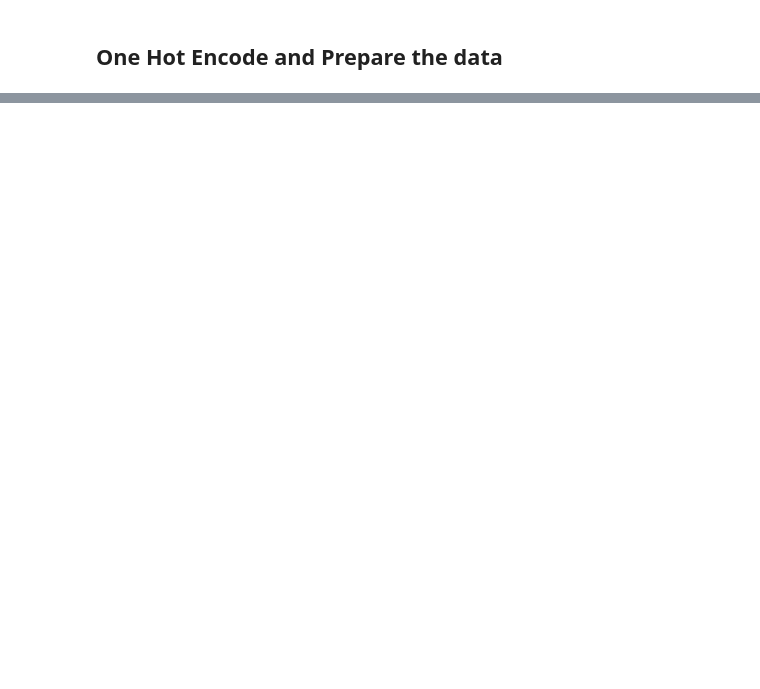
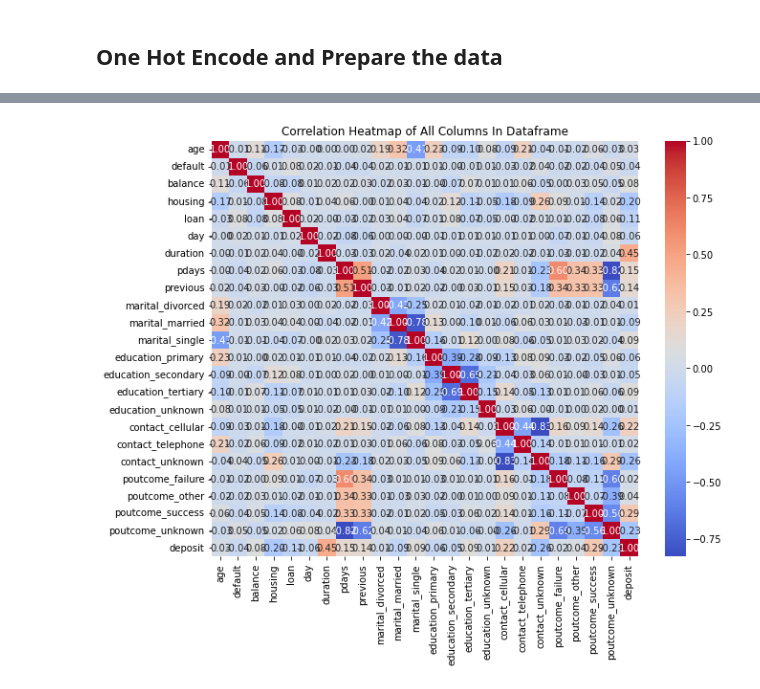
Before and after one commit to Samuel8Gold/cs5830_project8, a Jupyter notebook: project8.ipynb, the cells around one changed output, grey strips where cells are left out. Saved outputs shown, nothing was run; the diff lists cells and outputs as text; code cells hidden in the pictures; blank space fills up the shorter version.

```diff
--- a/project8.ipynb
+++ b/project8.ipynb
@@ -82,0 +235,16 @@ display(svg)
+# %%
+# Get a list of column names starting with "month_"
+month_columns = df.filter(regex='^month_', axis=1).columns
+
+# Drop the month columns from the DataFrame
+df = df.drop(month_columns, axis=1)
+# %%
+corr_matrix = df.corr()
+
+# Plot heatmap
+plt.figure(figsize=(10, 8))
+sns.heatmap(corr_matrix, annot=True, cmap='coolwarm', fmt=".2f", annot_kws={"size": 10})
+plt.title('Correlation Heatmap of All Columns In Dataframe')
+plt.show()
+# %% [output]
+[figure, added]
```
Also changed, not shown: parts of 19 cells of this notebook.
